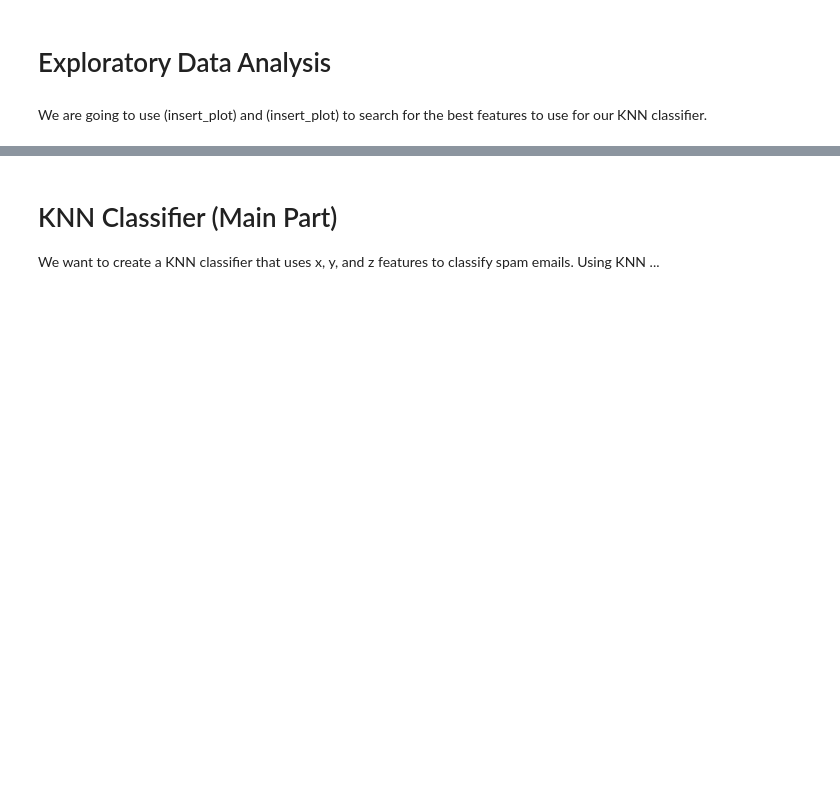
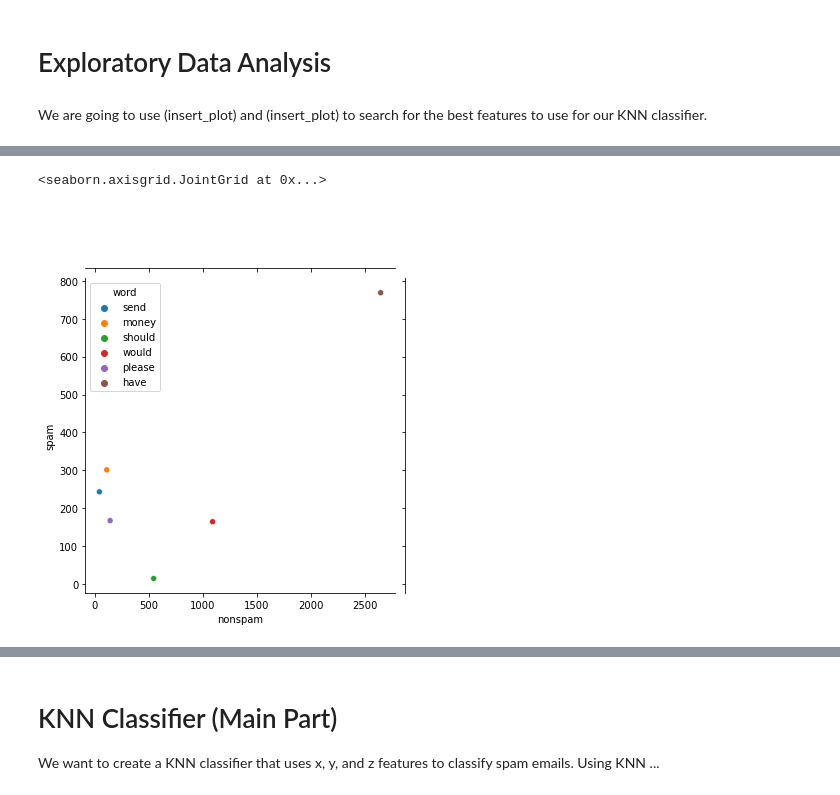
Before and after one commit to frab6562/CS105-Final_Project, a Jupyter notebook: Final_Project.ipynb, the cells around one changed output, grey strips where cells are left out. Saved outputs shown, nothing was run; the diff lists cells and outputs as text; code cells hidden in the pictures; blank space fills up the shorter version.

```diff
--- a/Final_Project.ipynb
+++ b/Final_Project.ipynb
@@ -48,0 +56,7 @@ We are going to use (insert_plot) and (insert_plot) to search for the best featu
+# %%
+jdata = pd.read_csv("visualdata.csv")
+jdata.head()
+sns.jointplot(data=jdata, x="nonspam", y="spam",hue="word")
+# %% [output]
+<seaborn.axisgrid.JointGrid at 0x...>
+[figure, added]
```
Also changed, not shown: parts of 7 cells of this notebook, 2 other files.
